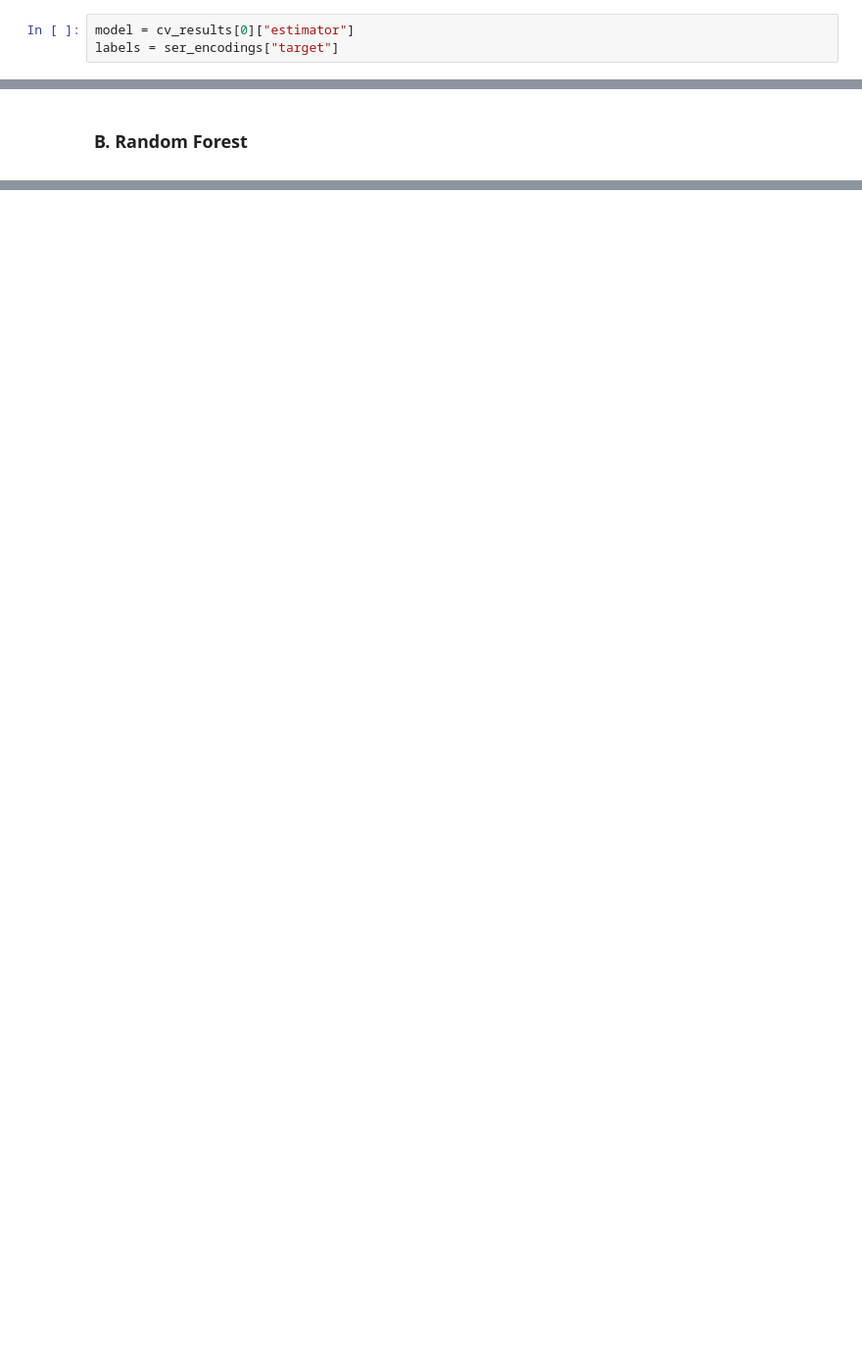
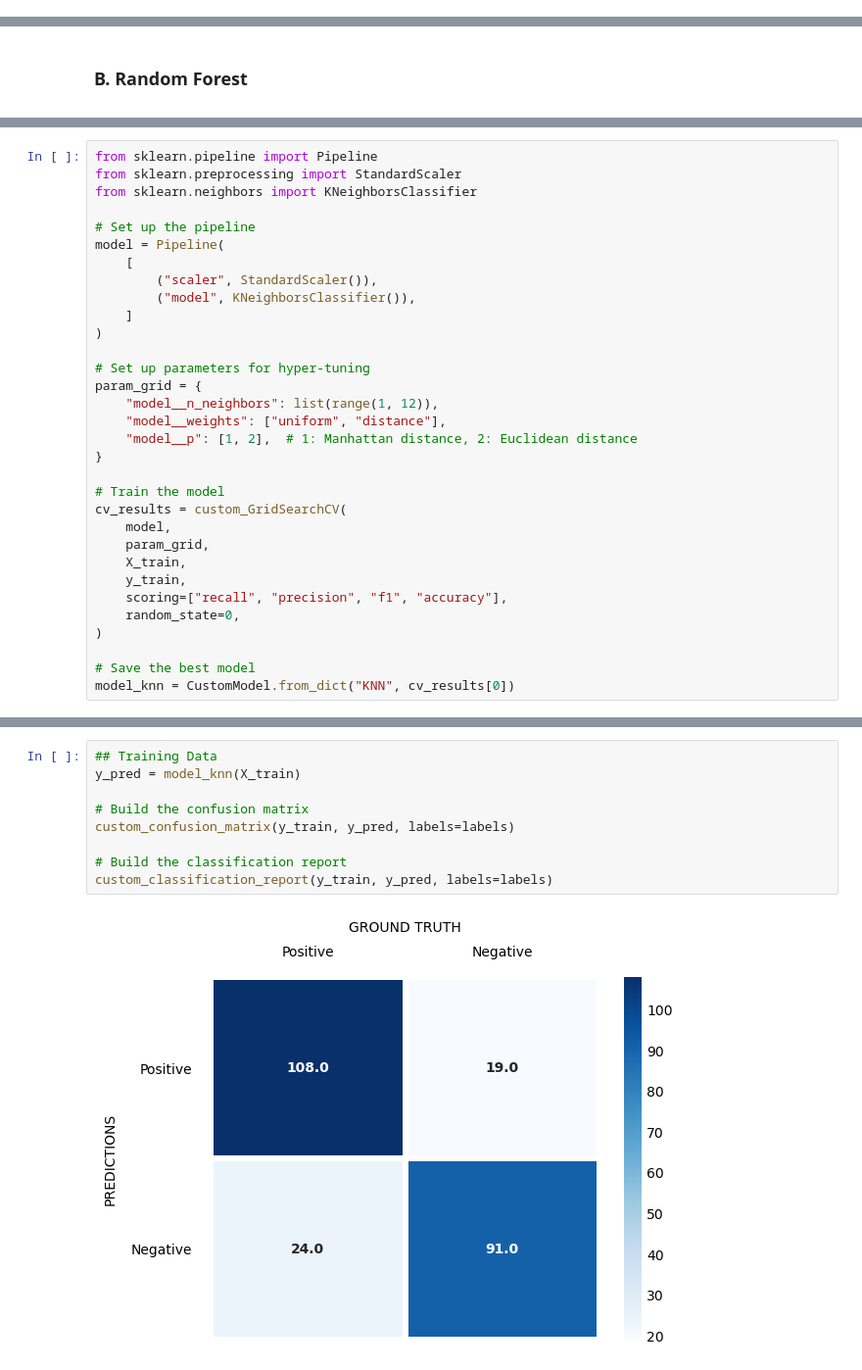
Before and after one commit to sal-siddiqui/heart-disease-prediction, a Jupyter notebook: my-attempt.ipynb, the cells around one changed output, grey strips where cells are left out. Shown at 98% size. Drawn from its saved outputs; the diff is of its cells as text; blank space fills up the shorter version.

```diff
--- a/my-attempt.ipynb
+++ b/my-attempt.ipynb
@@ -1173,4 +1362 @@ Let’s go ahead and examine the confusion matrix and classification report for
-# %%
-model = cv_results[0]["estimator"]
-labels = ser_encodings["target"]
 # %%
@@ -1205,0 +1524,32 @@ custom_classification_report(y_test, y_pred, labels=labels)
+# %%
+from sklearn.pipeline import Pipeline
+from sklearn.preprocessing import StandardScaler
+from sklearn.neighbors import KNeighborsClassifier
+
+# Set up the pipeline
+model = Pipeline(
+    [
+        ("scaler", StandardScaler()),
+        ("model", KNeighborsClassifier()),
+    ]
+)
+
+# Set up parameters for hyper-tuning
+param_grid = {
+    "model__n_neighbors": list(range(1, 12)),
+    "model__weights": ["uniform", "distance"],
+    "model__p": [1, 2],  # 1: Manhattan distance, 2: Euclidean distance
+}
+
+# Train the model
+cv_results = custom_GridSearchCV(
+    model,
+    param_grid,
+    X_train,
+    y_train,
+    scoring=["recall", "precision", "f1", "accuracy"],
+    random_state=0,
+)
+
+# Save the best model
+model_knn = CustomModel.from_dict("KNN", cv_results[0])
@@ -1205,0 +1587,11 @@ custom_classification_report(y_test, y_pred, labels=labels)
+# %%
+## Training Data
+y_pred = model_knn(X_train)
+
+# Build the confusion matrix
+custom_confusion_matrix(y_train, y_pred, labels=labels)
+
+# Build the classification report
+custom_classification_report(y_train, y_pred, labels=labels)
+# %% [output]
+[figure, added]
```
Also changed, not shown: parts of 61 cells of this notebook, 1 other file.
